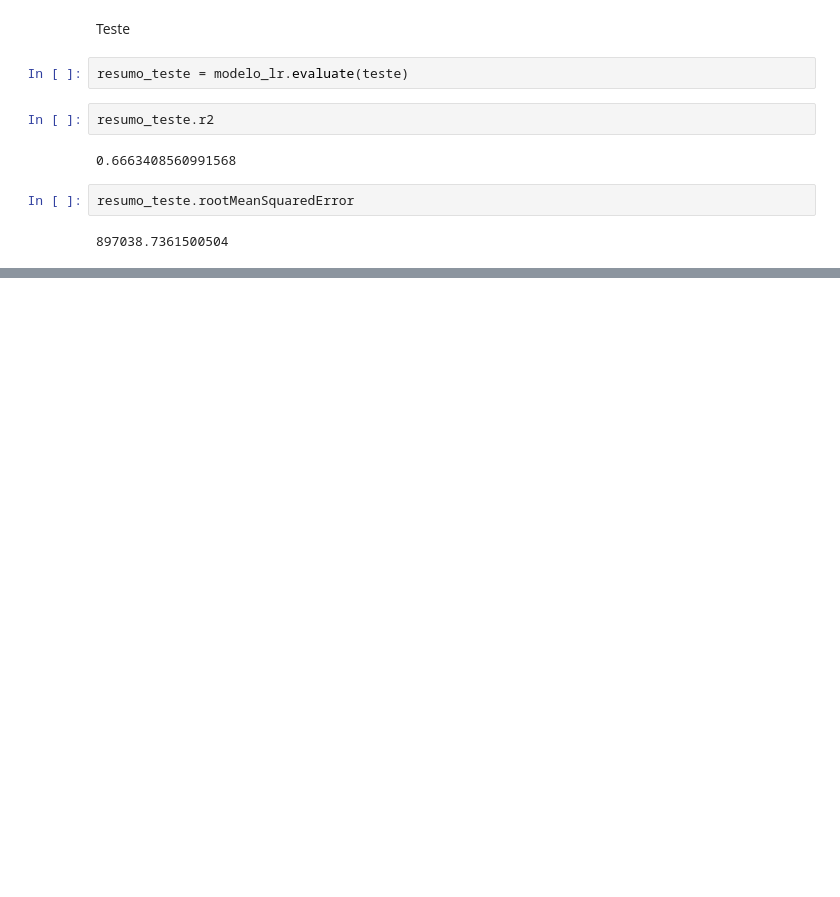
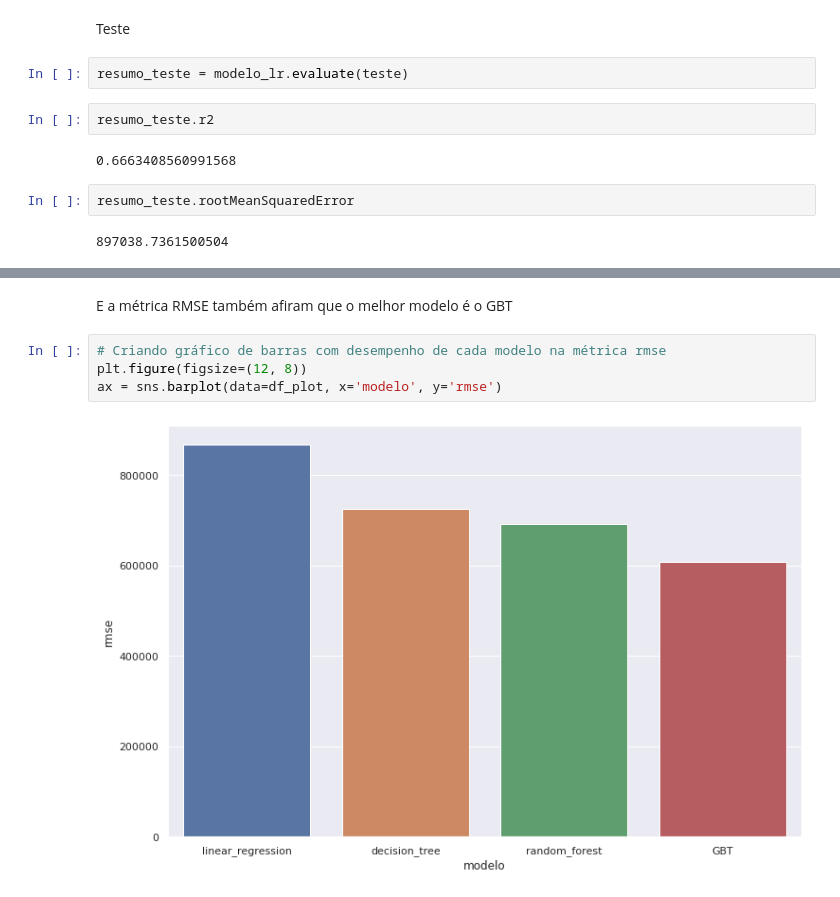
Before and after one commit to kennenvi/Challange-Dados, a Jupyter notebook: Regressao_com_Spark.ipynb, the cells around one changed output, grey strips where cells are left out. Drawn from its saved outputs; the diff is of its cells as text; blank space fills up the shorter version.

```diff
--- a/Regressao_com_Spark.ipynb
+++ b/Regressao_com_Spark.ipynb
@@ -469,0 +870,8 @@ RMSE: 897038.736150
+# %% [markdown]
+E a métrica RMSE também afiram que o melhor modelo é o GBT
+# %%
+# Criando gráfico de barras com desempenho de cada modelo na métrica rmse
+plt.figure(figsize=(12, 8))
+ax = sns.barplot(data=df_plot, x='modelo', y='rmse')
+# %% [output]
+[figure, added]
```
Also changed, not shown: parts of 96 cells of this notebook.
